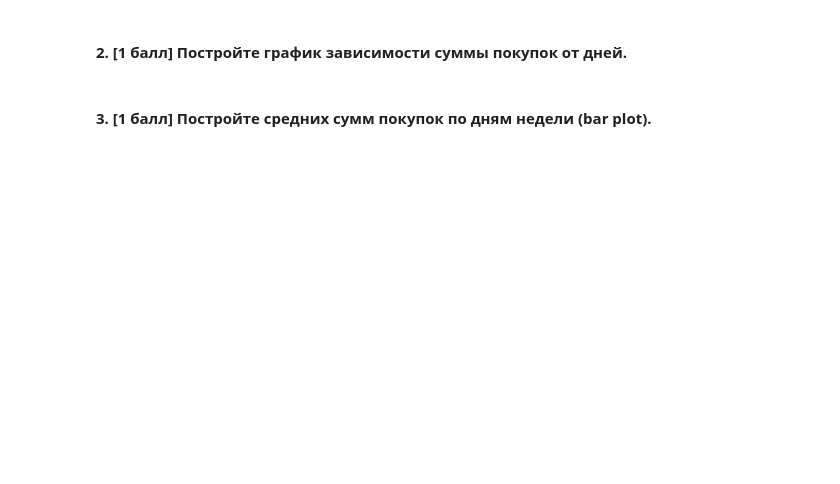
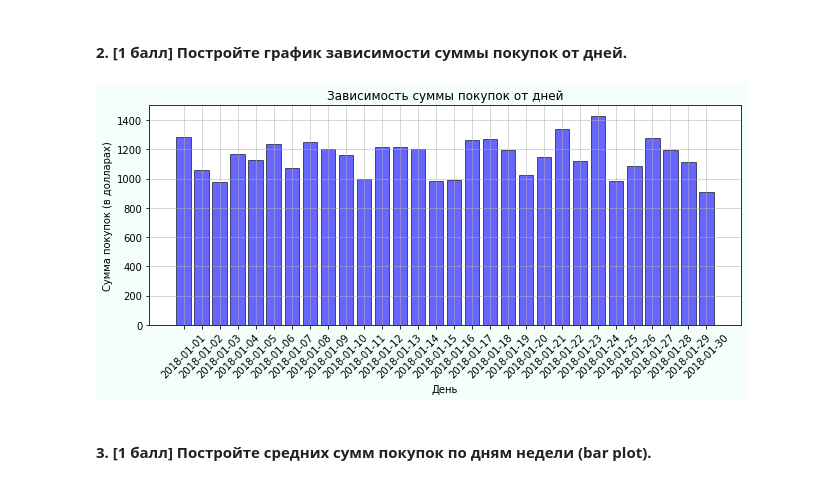
Before and after one commit to hse-mlearn/ha-01-natakolesnik, a Jupyter notebook: homework-practice-01.ipynb, the cells around one changed output. Drawn from its saved outputs; the diff is of its cells as text; code cells hidden in the pictures; blank space fills up the shorter version.

```diff
--- a/homework-practice-01.ipynb
+++ b/homework-practice-01.ipynb
@@ -444,2 +452,22 @@ df['date'] = df.order_id.map(dates['date'])
+# %%
+z = data.groupby( ["date"] )["prices"].sum().reset_index(name='sum')
+# %%
+fig, ax = plt.subplots()
+ax.bar(z["date"], z["sum"], facecolor='blue', alpha=0.6, edgecolor = 'black')
+
+ax.set_title('Зависимость суммы покупок от дней')
+ax.set_xlabel('День')
+ax.set_ylabel('Сумма покупок (в долларах)')
+ax.grid(linewidth = 0.5)
+
+fig.set_facecolor('mintcream')
+fig.tight_layout()
+fig.set_figwidth(10)
+fig.set_figheight(4)
+plt.xticks(rotation=45)
+
+plt.show()
+# %% [output]
+[figure, added]
 # %% [markdown]
 #### 3. [1 балл] Постройте средних сумм покупок по дням недели (bar plot).
```
Also changed, not shown: parts of 34 cells of this notebook.
